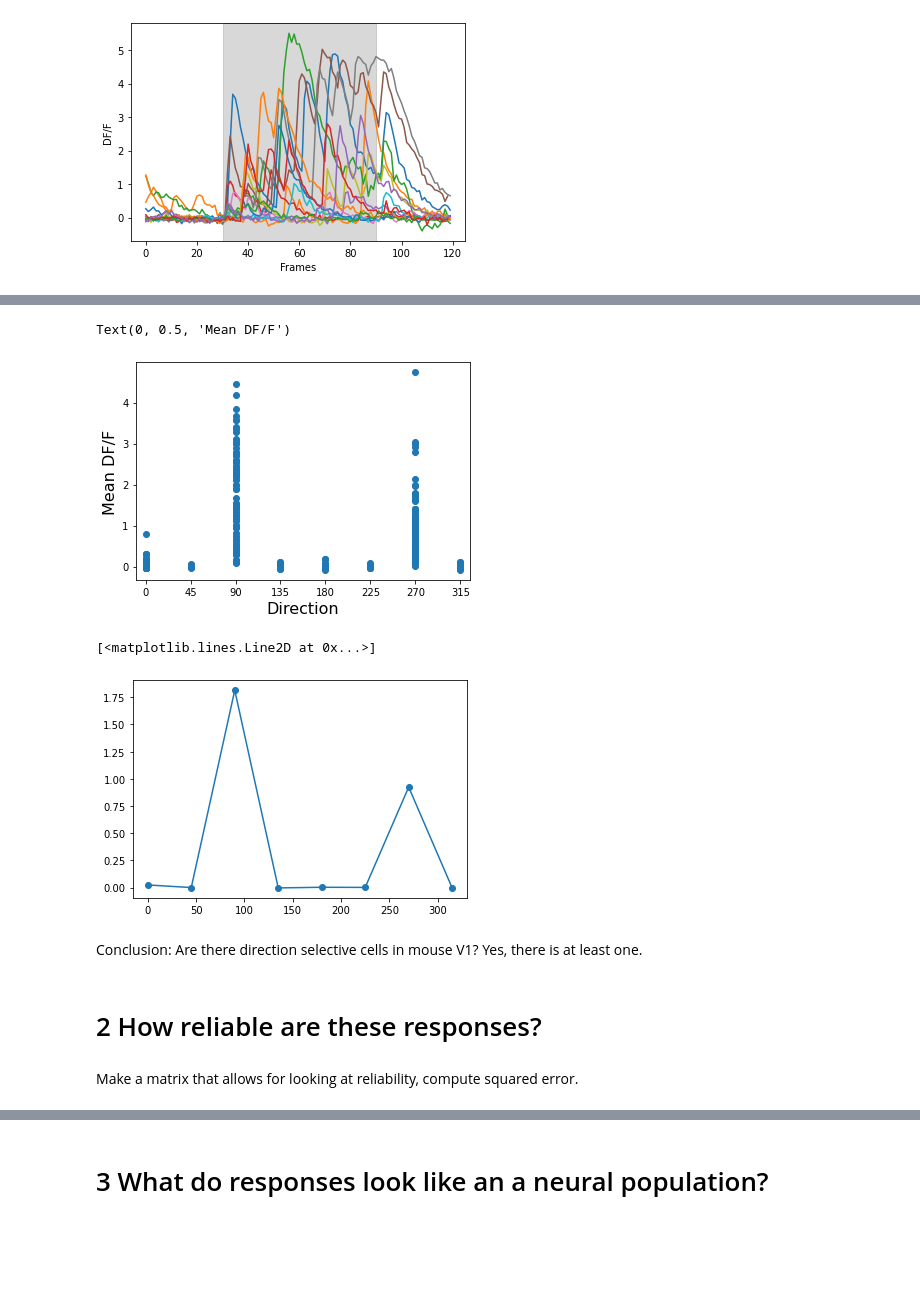
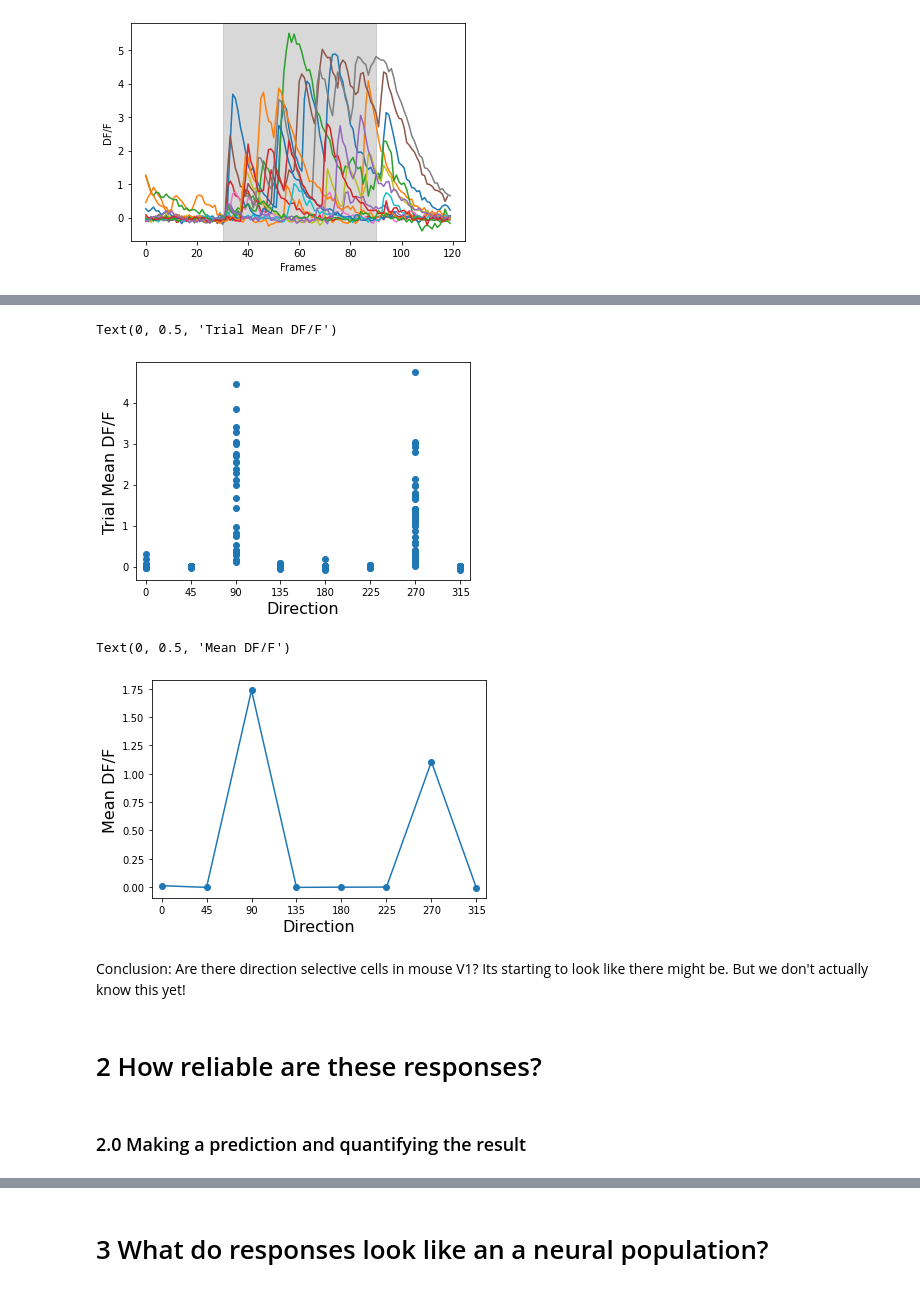
Before and after one commit to ryraut/swdb_2023, a Jupyter notebook: Day1/Day1WorkshopDraft.ipynb, the cells around one changed output, grey strips where cells are left out. Cells and saved outputs as stored; diff of their text form; code cells hidden in the pictures; blank space fills up the shorter version.

Commit message:
Making things better, slowly but surely

```diff
--- a/Day1/Day1WorkshopDraft.ipynb
+++ b/Day1/Day1WorkshopDraft.ipynb
@@ -127,6 +209,7 @@ expt_session_info_df
 
 </div>
 # %%
+session_id= 540684467
 data_set = boc.get_ophys_experiment_data(ophys_experiment_id=session_id)
 # %%
 data_set.get_metadata()
@@ -383 +395,15 @@ array([1, 2, 6, 0, 2, 6, 3, 6, 1, 0, 5, 2, 0, 0, 3, 5, 6, 0, 5, 7, 4, 7,
+# %%
+# before we get too far, we are going to divide the data in half. Don't worry
+# too much about this right now - eventually it will allow us to quantify some
+# of the variability in our data, but we will talk about this at lenght later.
+divider = len(orientation)//2
+
+orientation_a = orientation[:divider]
+orientation_b = orientation[divider:]
+temp_freq_a = temp_freq[:divider]
+temp_freq_b = temp_freq[divider:]
+response_a = response[:divider,:]
+response_b = response[divider:,:]
+ix_a = ix[:divider]
+ix_b = ix[divider:]
 # %%
@@ -392,21 +418,26 @@ Text(0.5, 0, 'time (frames from stim onset)')
 # %%
-mean_response = response.mean(axis =1)
+mean_response_a = response_a.mean(axis =1)
+mean_response_b = response_b.mean(axis =1)
 # %%
-plt.plot(orientation, mean_response, 'o')
-plt.xticks(range(0,360,45))
+plt.plot(orientation_a, mean_response_a, 'o')
+plt.xticks(orientations)
 plt.xlim(-10,325)
 plt.xlabel("Direction", fontsize=16)
-plt.ylabel("Mean DF/F", fontsize=16)
+plt.ylabel("Trial Mean DF/F", fontsize=16)
 # %% [output]
-Text(0, 0.5, 'Mean DF/F')
+Text(0, 0.5, 'Trial Mean DF/F')
-[figure, old version]
+[figure, new version]
 # %%
-tuning = np.zeros(orientations.shape)
+tuning_a = np.zeros(orientations.shape)
 for ii in range(orientations.shape[0]):
-    tuning[ii] = mean_response[ix==ii].mean()
-plt.plot(orientations,tuning, 'o-')
+    tuning_a[ii] = mean_response_a[ix_a==ii].mean()
+plt.plot(orientations,tuning_a, 'o-')
+plt.xticks(orientations)
+plt.xlim(-10,325)
+plt.xlabel("Direction", fontsize=16)
+plt.ylabel("Mean DF/F", fontsize=16)
 # %% [output]
-[<matplotlib.lines.Line2D at 0x...>]
+Text(0, 0.5, 'Mean DF/F')
-[figure, old version]
+[figure, new version]
 # %% [markdown]
-Conclusion: Are there direction selective cells in mouse V1? Yes, there is at least one.
+Conclusion: Are there direction selective cells in mouse V1? Its starting to look like there might be. But we don't actually know this yet!
@@ -417,4 +444,4 @@ Conclusion: Are there direction selective cells in mouse V1? Yes, there is at le
 # %% [markdown]
 # 2 How reliable are these responses?
-# %% [markdown]
-Make a matrix that allows for looking at reliability, compute squared error.
+# %% [markdown]
+### 2.0 Making a prediction and quantifying the result
```
Also changed, not shown: parts of 57 cells of this notebook, 7 other files.
